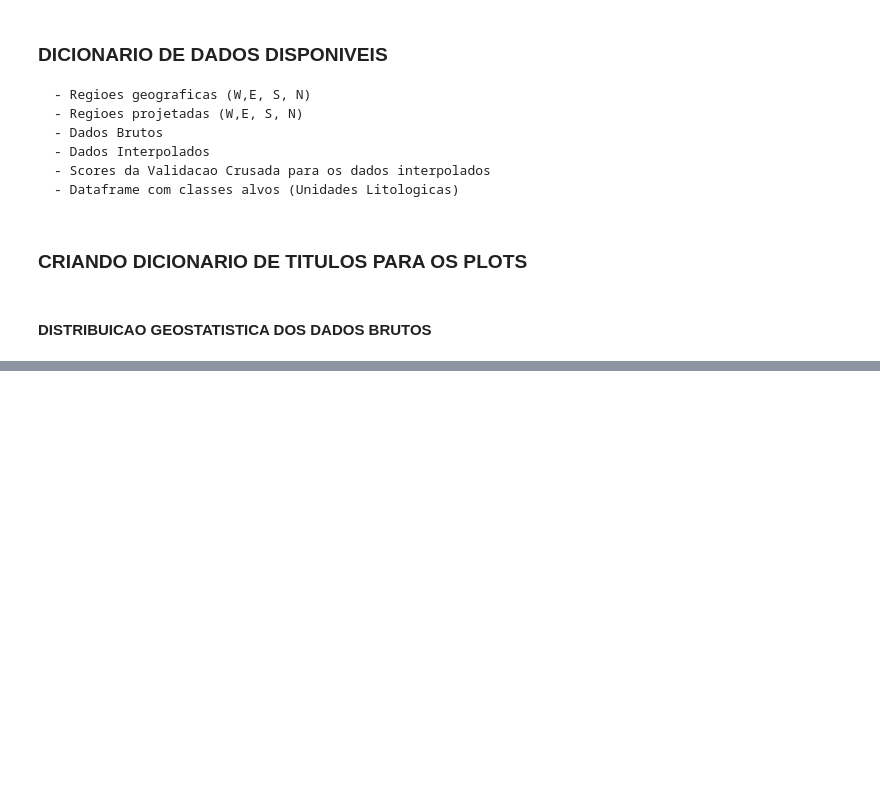
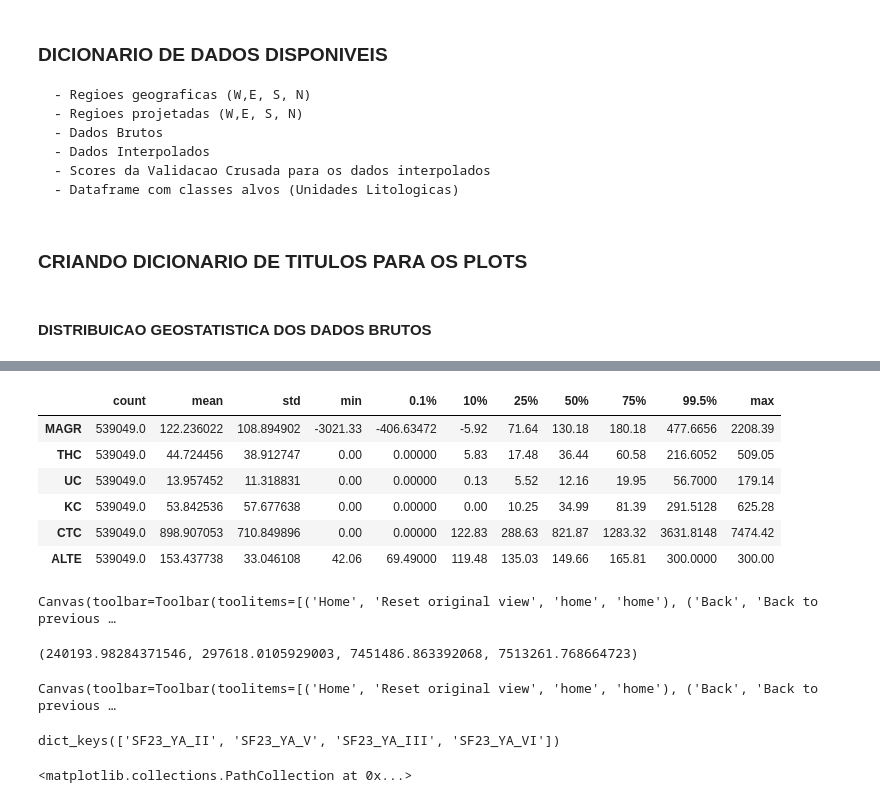
Before and after one commit to Gabriel-Goes/mapeamento_litologico_preditivo, a Jupyter notebook: Test_Environment.ipynb, the cells around one changed output, grey strips where cells are left out. Saved outputs shown, nothing was run; the diff lists cells and outputs as text; code cells hidden in the pictures; blank space fills up the shorter version.

```diff
--- a/Test_Environment.ipynb
+++ b/Test_Environment.ipynb
@@ -337,0 +325,2 @@ dic_cartas['cubic']['SF23_Y_A_III_4']
+# %%
+dic_cartas_1039, dic_raw_meta_1039 = get_region('250k','SF23_YA_','geof/geof_1039','litologia_1kk')
@@ -337,0 +385,2 @@ dic_cartas['cubic']['SF23_Y_A_III_4']
+# %%
+dic_cartas_1039, dic_raw_meta_1039 = interpolar(geof=True,dic_cartas=dic_cartas_1039,dic_raw_meta=dic_raw_meta_1039)
@@ -337,0 +444,27 @@ dic_cartas['cubic']['SF23_Y_A_III_4']
+# %%
+data_percentiles = dic_raw_meta_1039['Percentiles']
+# %%
+data_percentiles.T
+# %% [output]
+|  | count | mean | std | min | 0.1% | 10% | 25% | 50% | 75% | 99.5% | max |
+| MAGR | 539049.0 | 122.236022 | 108.894902 | -3021.33 | -406.63472 | -5.92 | 71.64 | 130.18 | 180.18 | 477.6656 | 2208.39 |
+| THC | 539049.0 | 44.724456 | 38.912747 | 0.00 | 0.00000 | 5.83 | 17.48 | 36.44 | 60.58 | 216.6052 | 509.05 |
+| UC | 539049.0 | 13.957452 | 11.318831 | 0.00 | 0.00000 | 0.13 | 5.52 | 12.16 | 19.95 | 56.7000 | 179.14 |
+| KC | 539049.0 | 53.842536 | 57.677638 | 0.00 | 0.00000 | 0.00 | 10.25 | 34.99 | 81.39 | 291.5128 | 625.28 |
+| CTC | 539049.0 | 898.907053 | 710.849896 | 0.00 | 0.00000 | 122.83 | 288.63 | 821.87 | 1283.32 | 3631.8148 | 7474.42 |
+| ALTE | 539049.0 | 153.437738 | 33.046108 | 42.06 | 69.49000 | 119.48 | 135.03 | 149.66 | 165.81 | 300.0000 | 300.00 |
+# %%
+plt.figure()
+plt.scatter(x=data.X,y=data.Y, c=data.MAGIGRF,cmap='hsv',vmin=-400,vmax=400)
+plt.axis('scaled')
+# %% [output]
+Canvas(toolbar=Toolbar(toolitems=[('Home', 'Reset original view', 'home', 'home'), ('Back', 'Back to previous …
+(240193.98284371546, 297618.0105929003, 7451486.863392068, 7513261.768664723)
+# %%
+ax = dic_raw_meta_1039['Malha_cartografica'].boundary.plot(color='Black')
+# %% [output]
+Canvas(toolbar=Toolbar(toolitems=[('Home', 'Reset original view', 'home', 'home'), ('Back', 'Back to previous …
+# %%
+dic_cartas_1039['cubic'].keys()
+# %% [output]
+dict_keys(['SF23_YA_II', 'SF23_YA_V', 'SF23_YA_III', 'SF23_YA_VI'])
@@ -337,0 +475,5 @@ dic_cartas['cubic']['SF23_Y_A_III_4']
+# %%
+data = dic_cartas_1039['cubic']['SF23_YA_V']
+plt.scatter(x=data.X,y=data.Y,c=data.MAGIGRF)
+# %% [output]
+<matplotlib.collections.PathCollection at 0x...>
```
Also changed, not shown: parts of 25 cells of this notebook, 15 other files.
